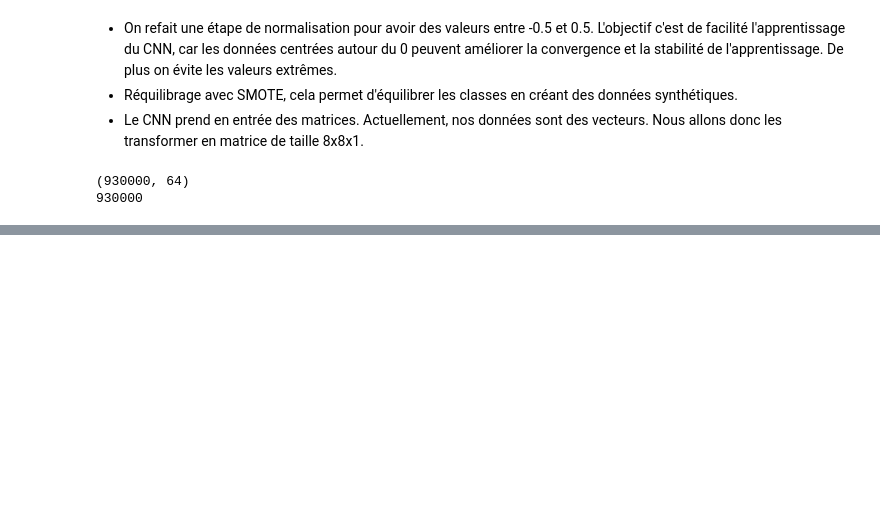
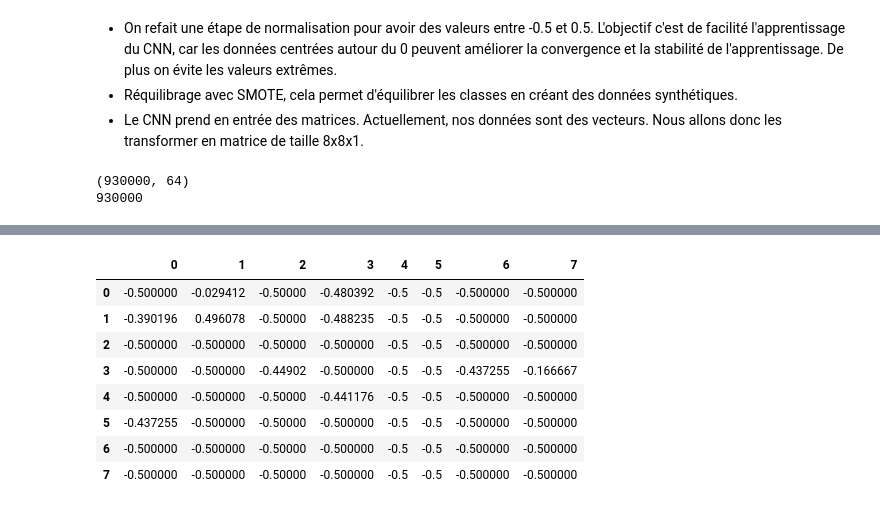
Before and after one commit to TWAAXOne/Network-intrusion-detection-with-machine-learning, a Jupyter notebook: CNN_multiclass_2.ipynb, the cells around one changed output, grey strips where cells are left out. Saved outputs shown, nothing was run; the diff lists cells and outputs as text; code cells hidden in the pictures; blank space fills up the shorter version.

Commit message:
Avancement des tests sur les CNN

```diff
--- a/CNN_multiclass_2.ipynb
+++ b/CNN_multiclass_2.ipynb
@@ -347,0 +390,8 @@ x = x.reshape(x.shape[0],8,8,1)
+# %%
+# Séparation des données en données d'entraînement et données de test
+# StratifiedShuffleSplit permet de conserver la même proportion de classes dans les données d'entraînement et de test
+sss = StratifiedShuffleSplit(n_splits=1, test_size=0.25, random_state=42)
+
+for train_index, test_index in sss.split(x, y):
+    x_train, x_test = x[train_index], x[test_index]
+    y_train, y_test = y[train_index], y[test_index]
@@ -347,0 +469,15 @@ x = x.reshape(x.shape[0],8,8,1)
+# %%
+# x_train[0] to dataframe
+reshaped_array = x_train[0].reshape(8, 8)
+df = pd.DataFrame(reshaped_array)
+df
+# %% [output]
+|  | 0 | 1 | 2 | 3 | 4 | 5 | 6 | 7 |
+| 0 | -0.500000 | -0.029412 | -0.50000 | -0.480392 | -0.5 | -0.5 | -0.500000 | -0.500000 |
+| 1 | -0.390196 | 0.496078 | -0.50000 | -0.488235 | -0.5 | -0.5 | -0.500000 | -0.500000 |
+| 2 | -0.500000 | -0.500000 | -0.50000 | -0.500000 | -0.5 | -0.5 | -0.500000 | -0.500000 |
+| 3 | -0.500000 | -0.500000 | -0.44902 | -0.500000 | -0.5 | -0.5 | -0.437255 | -0.166667 |
+| 4 | -0.500000 | -0.500000 | -0.50000 | -0.441176 | -0.5 | -0.5 | -0.500000 | -0.500000 |
+| 5 | -0.437255 | -0.500000 | -0.50000 | -0.500000 | -0.5 | -0.5 | -0.500000 | -0.500000 |
+| 6 | -0.500000 | -0.500000 | -0.50000 | -0.500000 | -0.5 | -0.5 | -0.500000 | -0.500000 |
+| 7 | -0.500000 | -0.500000 | -0.50000 | -0.500000 | -0.5 | -0.5 | -0.500000 | -0.500000 |
```
Also changed, not shown: parts of 9 cells of this notebook.
